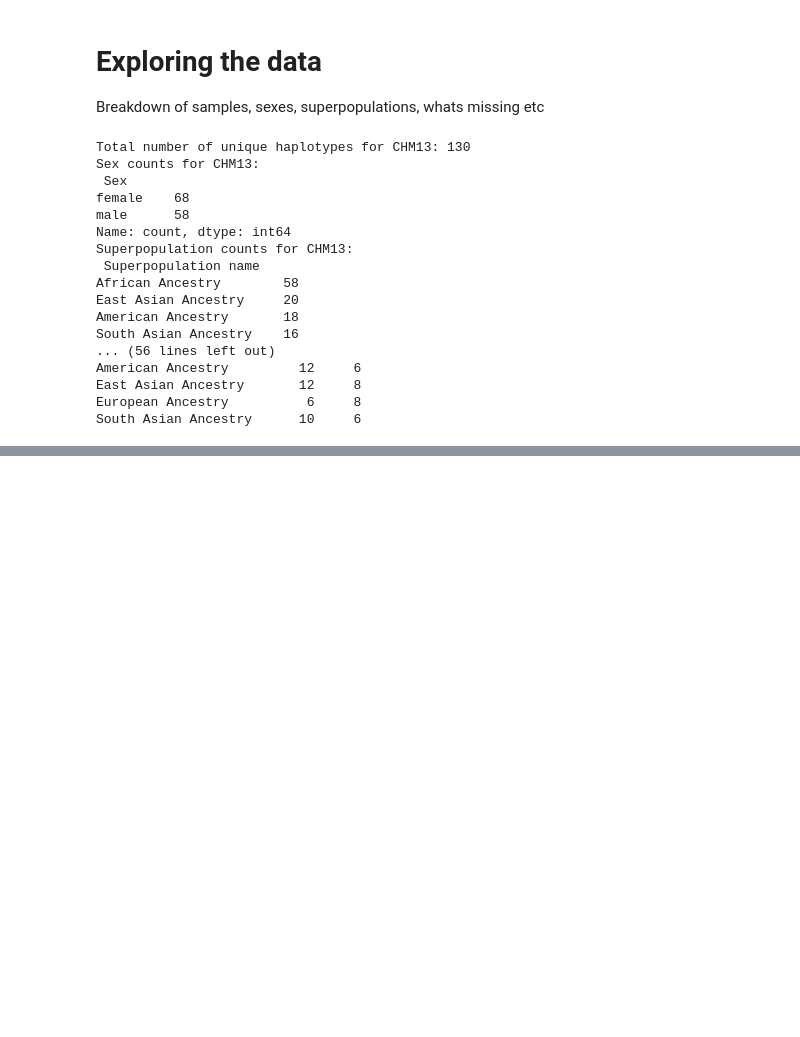
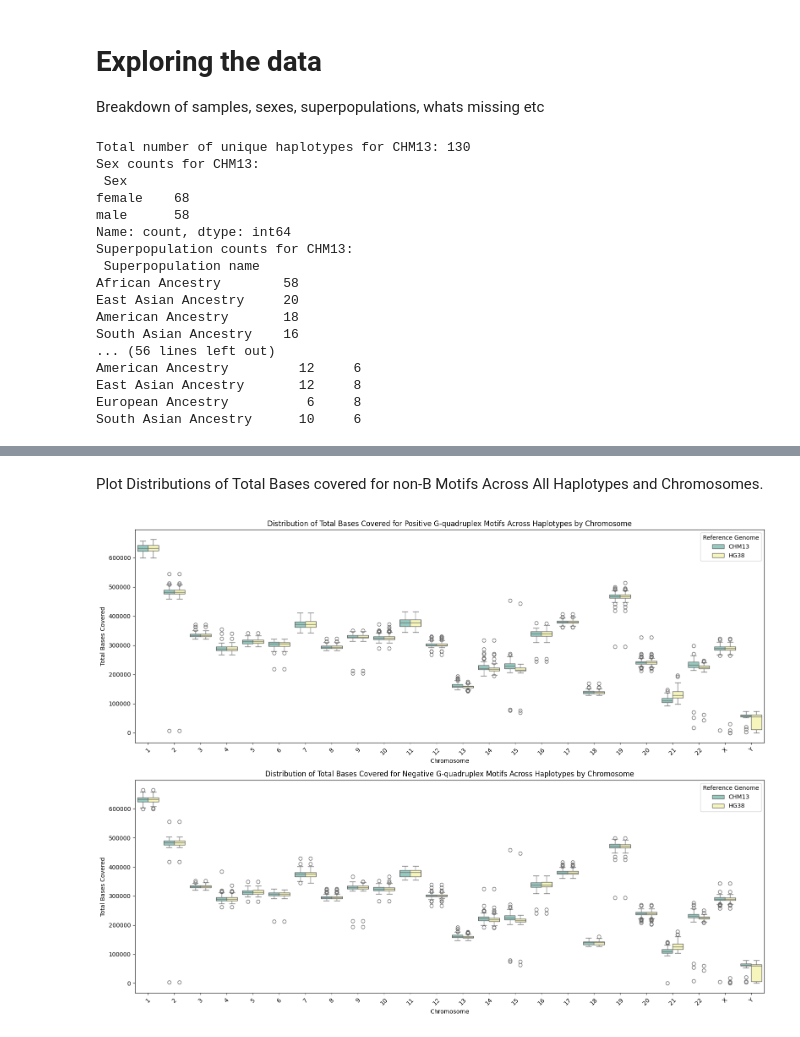
Before and after one commit to alexturcoo/PhasedHapAssembly-nonB, a Jupyter notebook: analysis_scripts/hgsvc_phased_haplotype_analysis_final.ipynb, the cells around one changed output, grey strips where cells are left out. Cells and saved outputs as stored; diff of their text form; code cells hidden in the pictures; blank space fills up the shorter version.

```diff
--- a/analysis_scripts/hgsvc_phased_haplotype_analysis_final.ipynb
+++ b/analysis_scripts/hgsvc_phased_haplotype_analysis_final.ipynb
@@ -192,0 +485,57 @@ KeyError: 'Chromosome'
+# %% [markdown]
+Plot Distributions of Total Bases covered for non-B Motifs Across All Haplotypes and Chromosomes.
+# %%
+import pandas as pd
+import matplotlib.pyplot as plt
+import seaborn as sns
+
+# Function to load G-quadruplex data
+def load_quad_data(reference):
+    quad_path = f'/home/alextu/scratch/results/summary_stats/{reference}/verkko_batch123_{reference}_collapsed_quadron_summary_metrics_combined_chr.csv'
+    quad_df = pd.read_csv(quad_path)
+    quad_df['Label'] = reference.upper()  # Simplify label to just reference genome
+    quad_df['Chromosome'] = quad_df['Chromosome'].str.extract(r'(chr[\dXY]+)')[0]  # Extract chromosome info
+    return quad_df
+
+# Load the G-quadruplex data for both HG38 and CHM13
+hg38_quad_data = load_quad_data('hg38')
+chm13_quad_data = load_quad_data('chm13')
+
+# Combine data for plotting
+combined_quad_data = pd.concat([hg38_quad_data, chm13_quad_data])
+
+# Function to sort chromosomes
+def sort_chromosomes(df):
+    df['Chromosome'] = df['Chromosome'].str.extract(r'(\d+|X|Y)', expand=False)
+    df['Chromosome'] = pd.Categorical(df['Chromosome'], categories=[str(i) for i in range(1, 23)] + ['X', 'Y'], ordered=True)
+    return df.sort_values('Chromosome')
+
+# Sort chromosomes for the combined data
+combined_quad_data = sort_chromosomes(combined_quad_data)
+
+# Separate data by Motif Type
+positive_data = combined_quad_data[combined_quad_data['Motif Type'] == 'Positive_G_Quad']
+negative_data = combined_quad_data[combined_quad_data['Motif Type'] == 'Negative_G_Quad']
+
+# Plotting distributions
+plt.figure(figsize=(16, 12))  # Adjust the figure size to provide more room
+plt.subplot(2, 1, 1)
+sns.boxplot(data=positive_data, x='Chromosome', y='Total Bases Covered', hue='Label', hue_order=['CHM13', 'HG38'], palette='Set3')
+plt.title('Distribution of Total Bases Covered for Positive G-quadruplex Motifs Across Haplotypes by Chromosome')
+plt.ylabel('Total Bases Covered')
+plt.xlabel('Chromosome')
+plt.xticks(rotation=45)
+plt.legend(title='Reference Genome')  # Modify legend to show reference genomes
+
+plt.subplot(2, 1, 2)
+sns.boxplot(data=negative_data, x='Chromosome', y='Total Bases Covered', hue='Label', hue_order=['CHM13', 'HG38'], palette='Set3')
+plt.title('Distribution of Total Bases Covered for Negative G-quadruplex Motifs Across Haplotypes by Chromosome')
+plt.ylabel('Total Bases Covered')
+plt.xlabel('Chromosome')
+plt.xticks(rotation=45)
+plt.legend(title='Reference Genome')  # Modify legend to show reference genomes
+
+plt.tight_layout()  # Adjust layout to avoid overlap
+plt.show()
+# %% [output]
+[figure, added]
```
Also changed, not shown: parts of 9 cells of this notebook, 5 other files.
